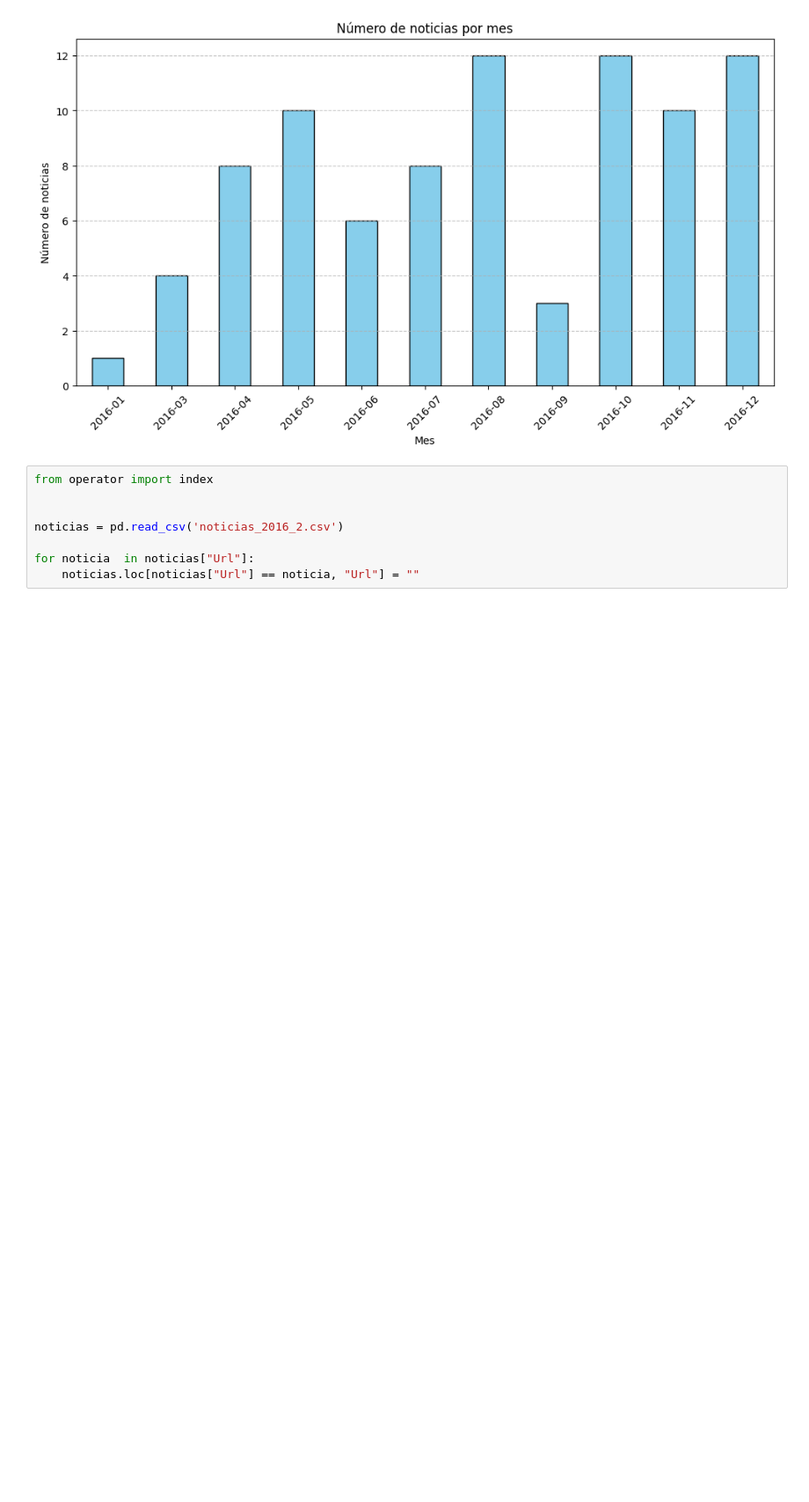
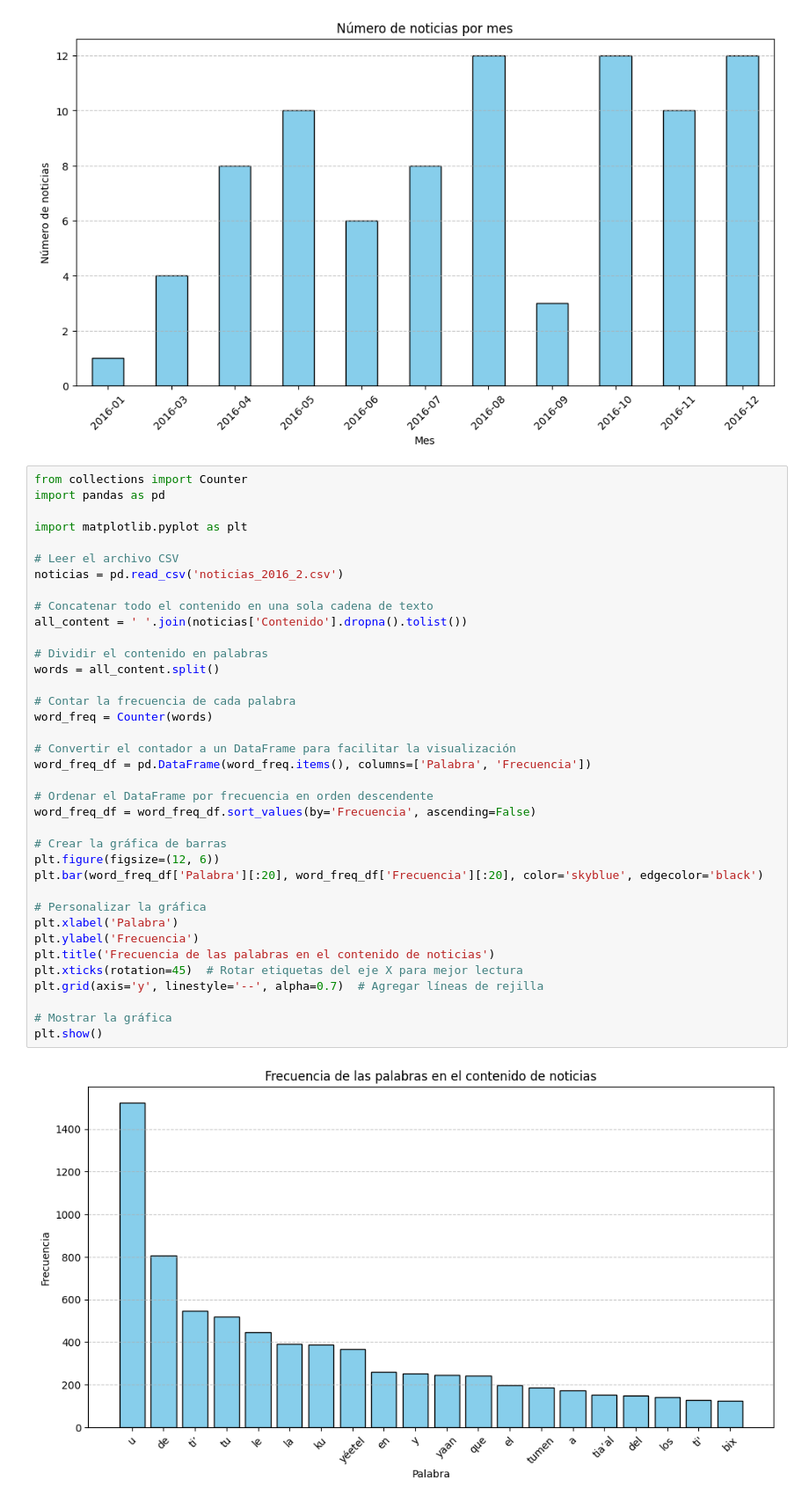
Before and after one commit to iKinoo/Proyecto-ing-datos-web-scrapping, a Jupyter notebook: Scraping dat.ipynb, the cells around one changed output. Shown at 88% size. Saved outputs shown, nothing was run; the diff lists cells and outputs as text; blank space fills up the shorter version.

```diff
--- a/Scraping dat.ipynb
+++ b/Scraping dat.ipynb
@@ -251,11 +251,42 @@ plt.grid(axis='y', linestyle='--', alpha=0.7)  # Agregar líneas de rejilla
 plt.show()
 # %% [output]
 [figure]
-# %%
-from operator import index
-
-
-noticias = pd.read_csv('noticias_2016_2.csv')
-
-for noticia  in noticias["Url"]:
-    noticias.loc[noticias["Url"] == noticia, "Url"] = ""
+# %%
+from collections import Counter
+import pandas as pd
+
+import matplotlib.pyplot as plt
+
+# Leer el archivo CSV
+noticias = pd.read_csv('noticias_2016_2.csv')
+
+# Concatenar todo el contenido en una sola cadena de texto
+all_content = ' '.join(noticias['Contenido'].dropna().tolist())
+
+# Dividir el contenido en palabras
+words = all_content.split()
+
+# Contar la frecuencia de cada palabra
+word_freq = Counter(words)
+
+# Convertir el contador a un DataFrame para facilitar la visualización
+word_freq_df = pd.DataFrame(word_freq.items(), columns=['Palabra', 'Frecuencia'])
+
+# Ordenar el DataFrame por frecuencia en orden descendente
+word_freq_df = word_freq_df.sort_values(by='Frecuencia', ascending=False)
+
+# Crear la gráfica de barras
+plt.figure(figsize=(12, 6))
+plt.bar(word_freq_df['Palabra'][:20], word_freq_df['Frecuencia'][:20], color='skyblue', edgecolor='black')
+
+# Personalizar la gráfica
+plt.xlabel('Palabra')
+plt.ylabel('Frecuencia')
+plt.title('Frecuencia de las palabras en el contenido de noticias')
+plt.xticks(rotation=45)  # Rotar etiquetas del eje X para mejor lectura
+plt.grid(axis='y', linestyle='--', alpha=0.7)  # Agregar líneas de rejilla
+
+# Mostrar la gráfica
+plt.show()
+# %% [output]
+[figure, added]
```
Also changed, not shown: parts of 1 cell of this notebook.
